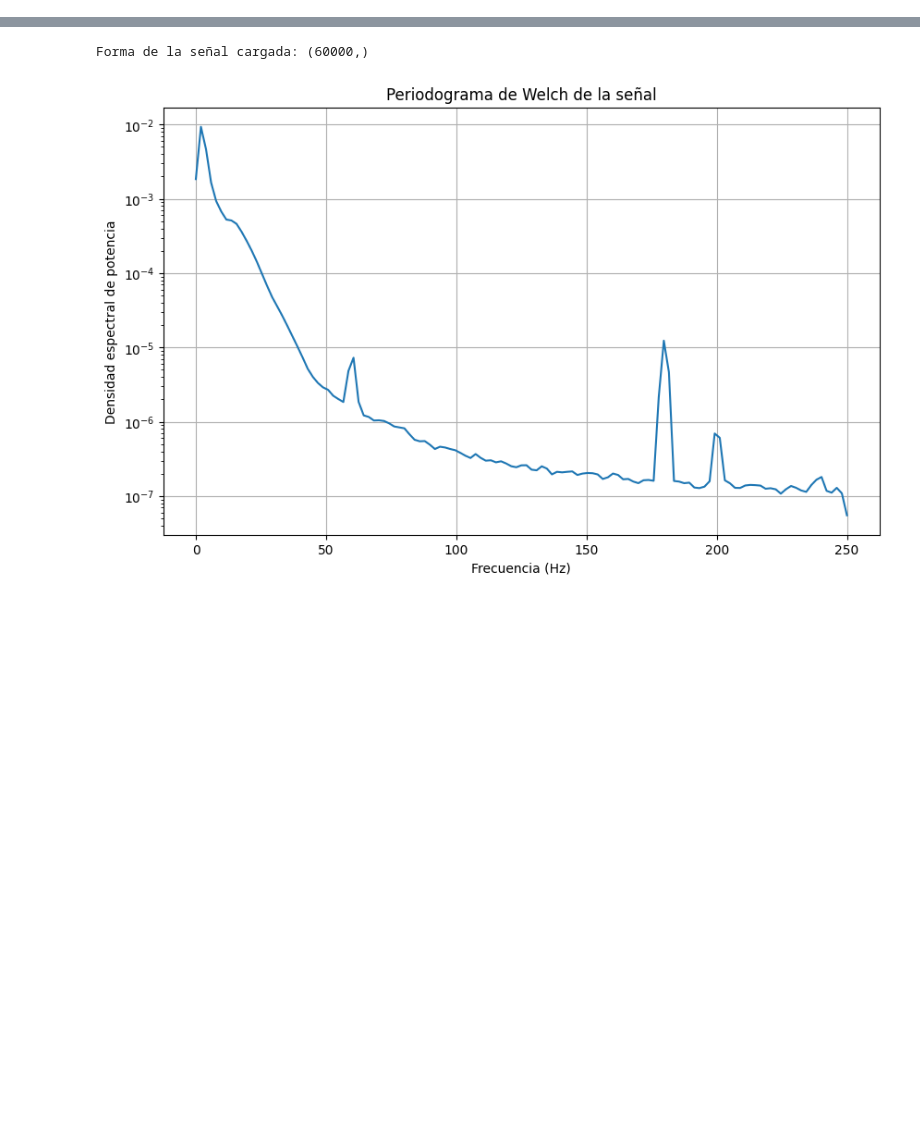
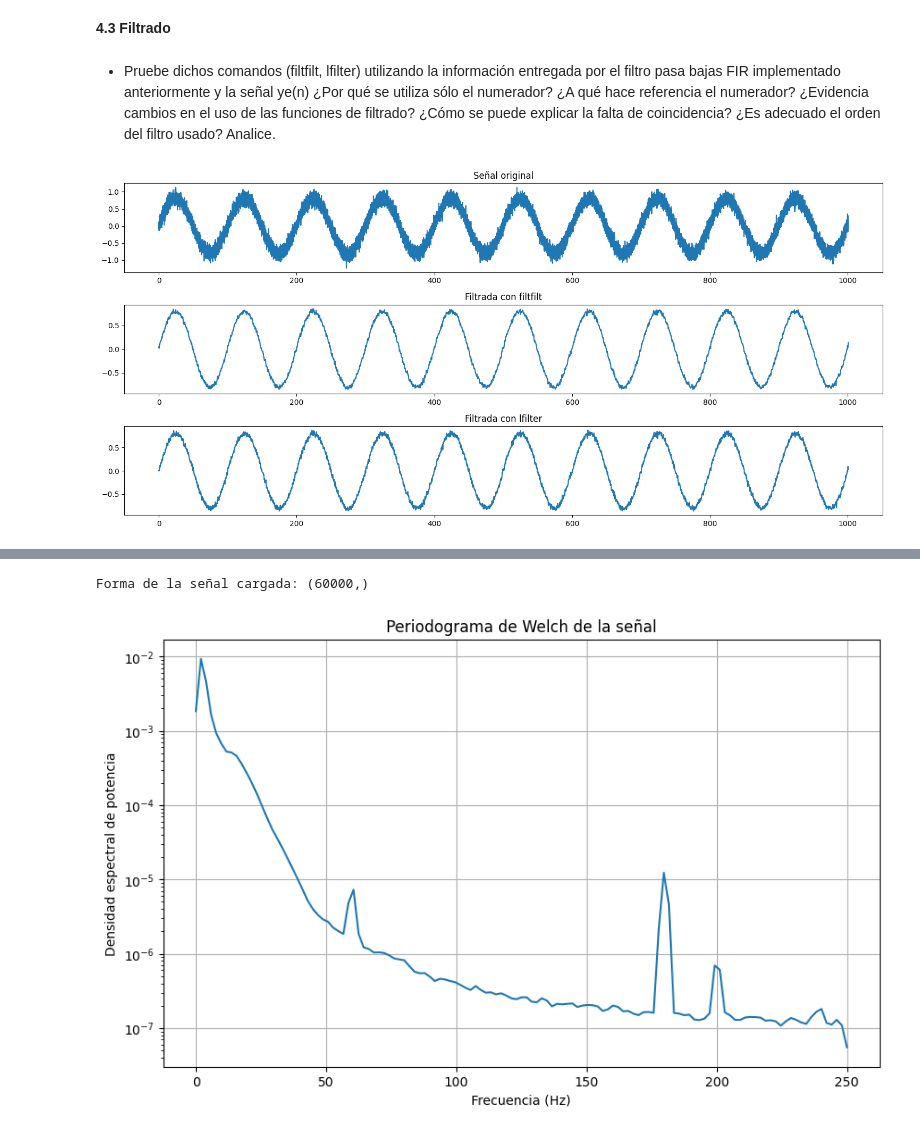
Before and after one commit to MateoOyuelaR19/LAB-BIOSE-ALES, a Jupyter notebook: PRACTICA 6 - FILTRADO.ipynb, the cells around one changed output, grey strips where cells are left out. Saved outputs shown, nothing was run; the diff lists cells and outputs as text; code cells hidden in the pictures; blank space fills up the shorter version.

```diff
--- a/PRACTICA 6 - FILTRADO.ipynb
+++ b/PRACTICA 6 - FILTRADO.ipynb
@@ -0,0 +39,6 @@
+# %%
+#lowpass
+order= 30
+nyquist=fs/2
+wn_low=1.25/nyquist #frec corte normalizada con nyquist
+lowpass=signal.firwin(order+1,wn_low,pass_zero='lowpass',window='hamming') #pasabajas
@@ -0,0 +67,20 @@
+# %% [markdown]
+**4.3 Filtrado**
+# %% [markdown]
+- Pruebe dichos comandos (filtfilt, lfilter) utilizando la información entregada por el filtro pasa bajas FIR implementado anteriormente y la señal ye(n) ¿Por qué se utiliza sólo el numerador? ¿A qué hace referencia el numerador? ¿Evidencia cambios en el uso de las funciones de filtrado? ¿Cómo se puede explicar la falta de coincidencia? ¿Es adecuado el orden del filtro usado? Analice.
+# %%
+y_FIR=signal.filtfilt(b=lowpass,a=1,x=y_e) #aplicación del filtro
+y_FIR2=signal.lfilter(b=lowpass,a=1,x=y_e)
+plt.figure(figsize=(15,7))
+plt.subplot(311)
+plt.plot(n,y_e)
+plt.title('Señal original')
+plt.subplot(312)
+plt.plot(n,y_FIR)
+plt.title('Filtrada con filtfilt')
+plt.subplot(313)
+plt.plot(n,y_FIR2)
+plt.title('Filtrada con lfilter')
+plt.tight_layout()
+# %% [output]
+[figure, added]
```
Also changed, not shown: parts of 22 cells of this notebook.
